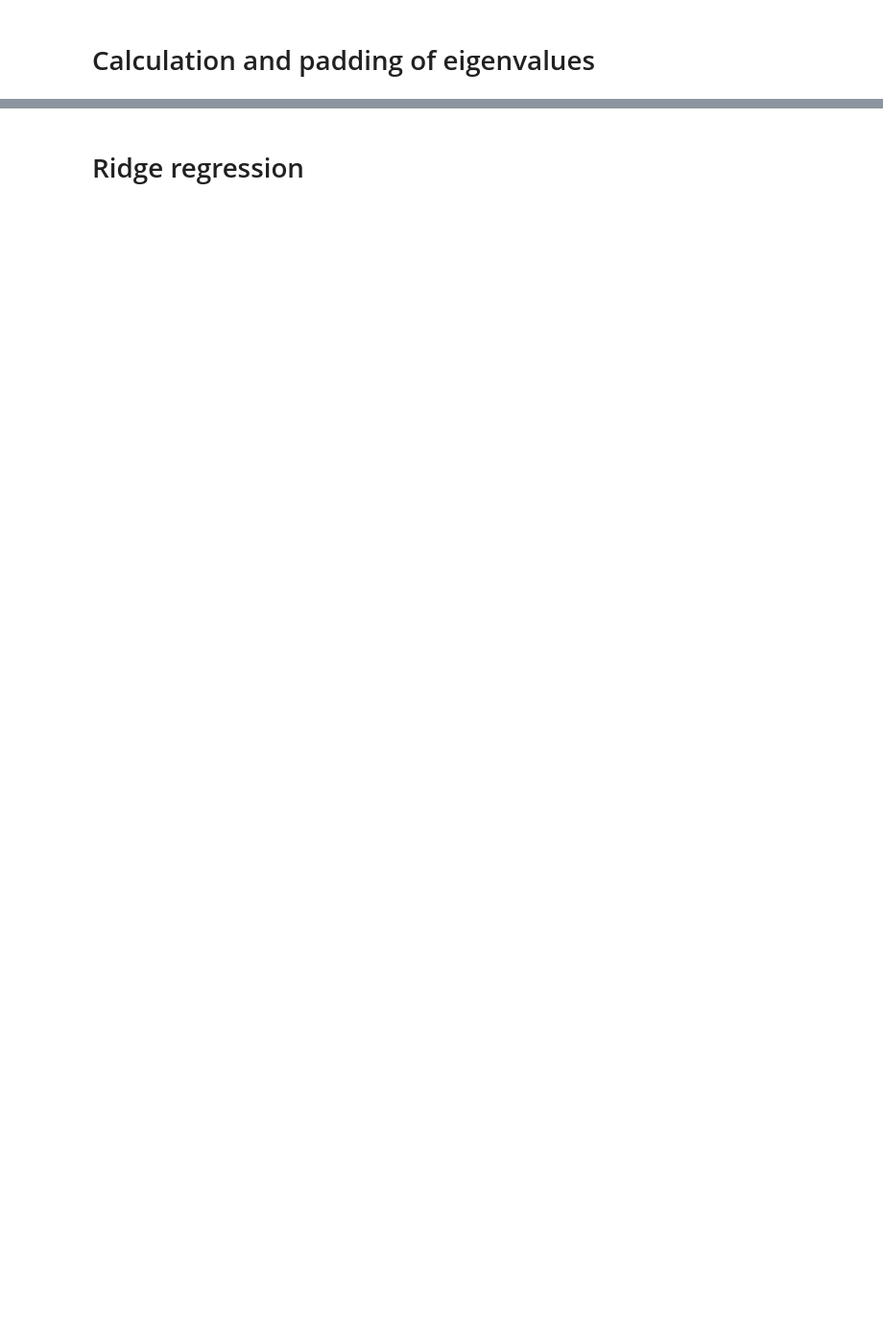
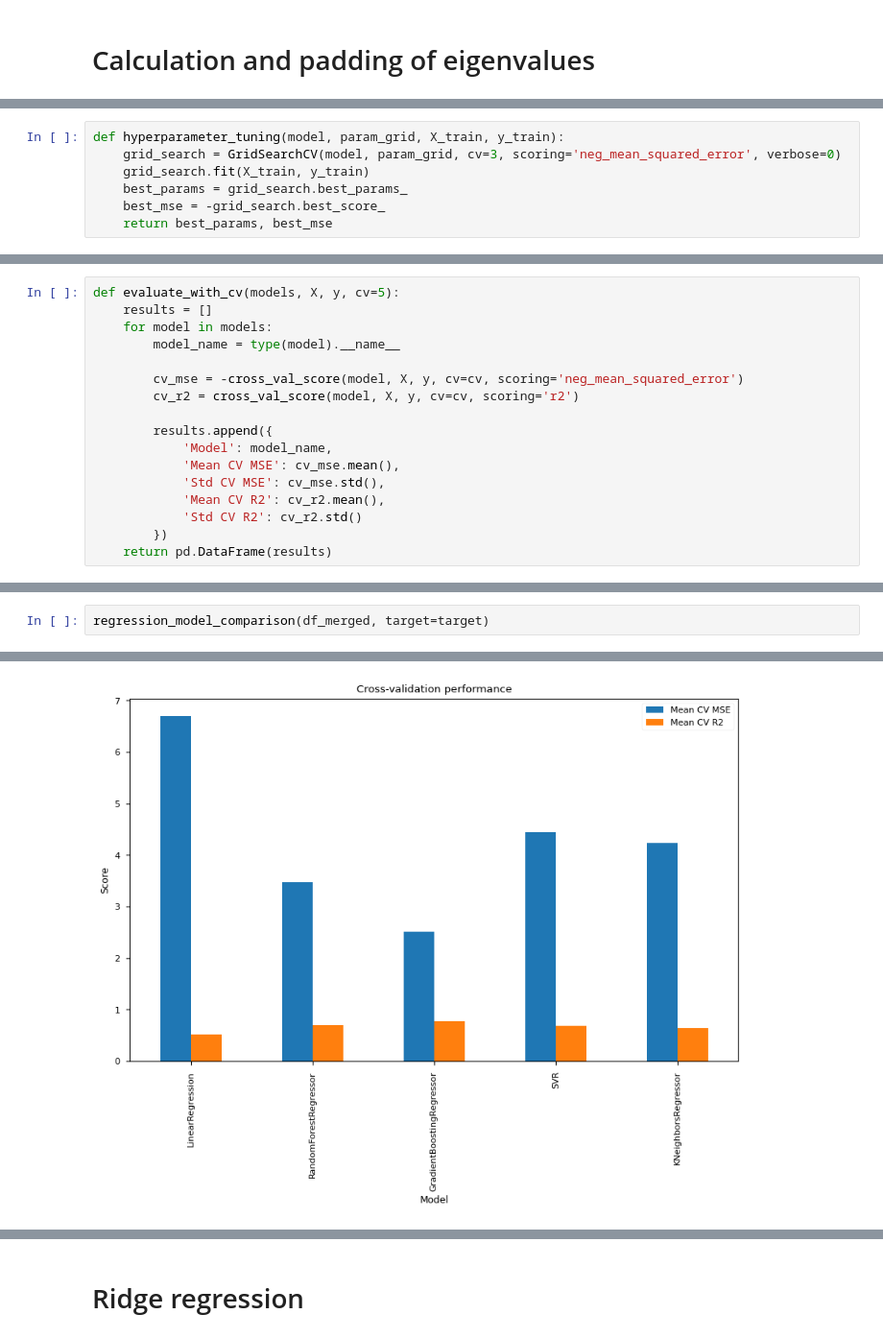
Before and after one commit to petkokp/QM9, a Jupyter notebook: QM9.ipynb, the cells around one changed output, grey strips where cells are left out. Shown at 96% size. Drawn from its saved outputs; the diff is of its cells as text; blank space fills up the shorter version.

Commit message:
add more information, try more models

```diff
--- a/QM9.ipynb
+++ b/QM9.ipynb
@@ -320,0 +335,7 @@ df_merged.head(10)
+# %%
+def hyperparameter_tuning(model, param_grid, X_train, y_train):
+    grid_search = GridSearchCV(model, param_grid, cv=3, scoring='neg_mean_squared_error', verbose=0)
+    grid_search.fit(X_train, y_train)
+    best_params = grid_search.best_params_
+    best_mse = -grid_search.best_score_
+    return best_params, best_mse
@@ -320,0 +344,17 @@ df_merged.head(10)
+# %%
+def evaluate_with_cv(models, X, y, cv=5):
+    results = []
+    for model in models:
+        model_name = type(model).__name__
+
+        cv_mse = -cross_val_score(model, X, y, cv=cv, scoring='neg_mean_squared_error')
+        cv_r2 = cross_val_score(model, X, y, cv=cv, scoring='r2')
+
+        results.append({
+            'Model': model_name,
+            'Mean CV MSE': cv_mse.mean(),
+            'Std CV MSE': cv_mse.std(),
+            'Mean CV R2': cv_r2.mean(),
+            'Std CV R2': cv_r2.std()
+        })
+    return pd.DataFrame(results)
@@ -320,0 +437,3 @@ df_merged.head(10)
+# %%
+regression_model_comparison(df_merged, target=target)
+# %% [output]
@@ -320,0 +457 @@ df_merged.head(10)
+[figure, added]
```
Also changed, not shown: parts of 22 cells of this notebook, 1 other file.
